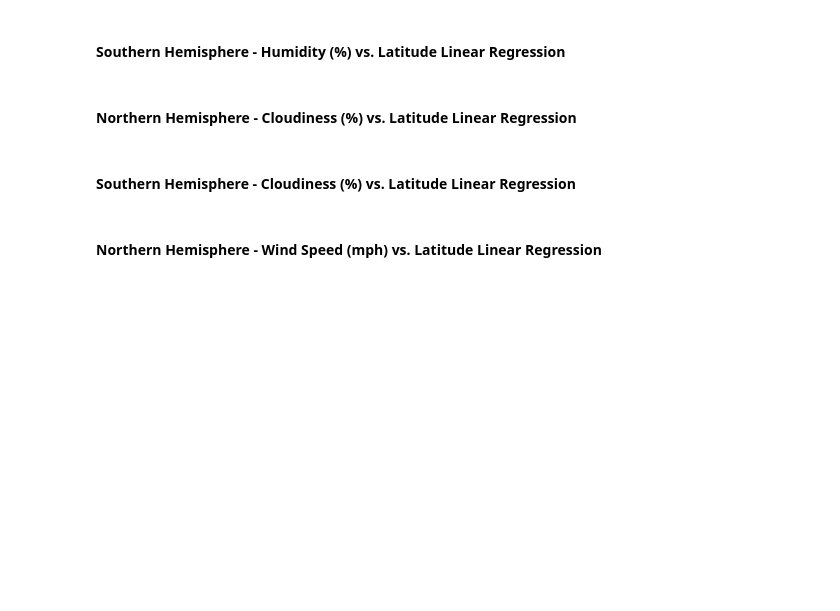
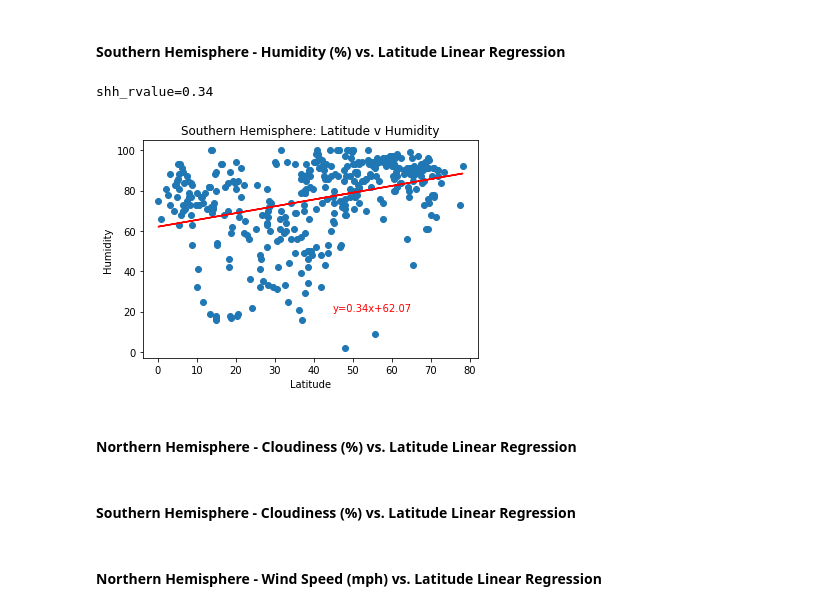
Before and after one commit to gabrielmacey/python_api_challenge, a Jupyter notebook: WeatherPy/WeatherPy.ipynb, the cells around one changed output. Drawn from its saved outputs; the diff is of its cells as text; code cells hidden in the pictures; blank space fills up the shorter version.

```diff
--- a/WeatherPy/WeatherPy.ipynb
+++ b/WeatherPy/WeatherPy.ipynb
@@ -299,5 +317,23 @@ sht_rvalue=0.69
 # %% [markdown]
 ####  Southern Hemisphere - Humidity (%) vs. Latitude Linear Regression
+# %%
+shh_x_value = northern_data["Latitude"]
+shh_y_value = northern_data["Humidity"]
+(shh_slope, shh_intercept, shh_rvalue, shh_pvalue, shh_stderr)=linregress(shh_x_value,shh_y_value)
+shh_regress_value = shh_x_value * shh_slope + shh_intercept
+shh_line_eq = "y=" + str(round(shh_slope,2)) + "x+" + str(round(shh_intercept,2))
+plt.scatter(shh_x_value,shh_y_value)
+plt.plot(shh_x_value, shh_regress_value, "r-")
+plt.annotate(shh_line_eq,(45,20), color="red")
+plt.title("Southern Hemisphere: Latitude v Humidity")
+plt.xlabel("Latitude")
+plt.ylabel("Humidity")
+print(f"shh_rvalue={round(shh_rvalue,2)}")
+plt.savefig("Southern_Hemisphere_Hum_v_Lat.png")
+plt.show()
+# %% [output]
+shh_rvalue=0.34
+[figure, added]
 # %% [markdown]
 ####  Northern Hemisphere - Cloudiness (%) vs. Latitude Linear Regression
 # %% [markdown]
```
Also changed, not shown: parts of 3 cells of this notebook, 3 other files.
